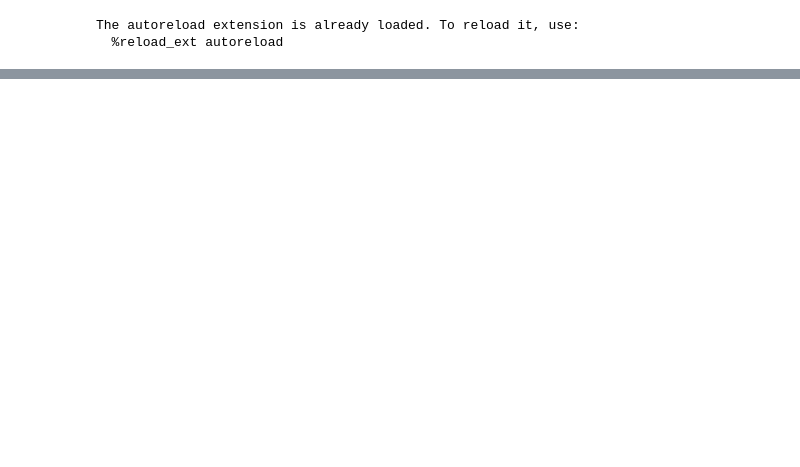
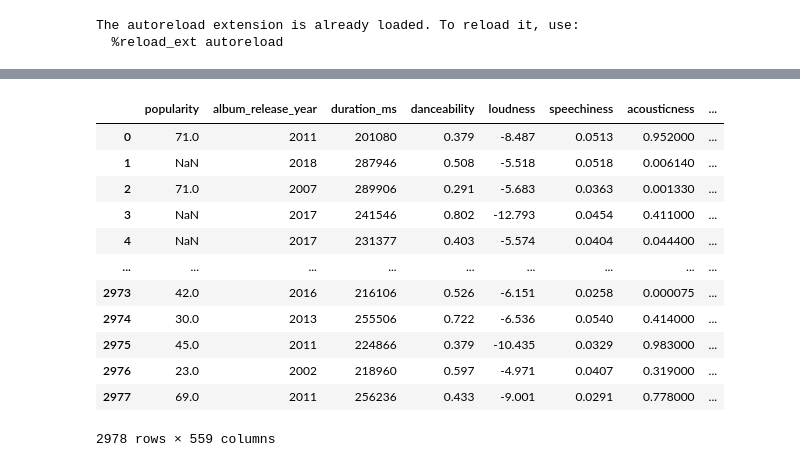
Before and after one commit to KrystianPielat/songs_analysis, a Jupyter notebook: main.ipynb, the cells around one changed output, grey strips where cells are left out. Cells and saved outputs as stored; diff of their text form; code cells hidden in the pictures; blank space fills up the shorter version.

```diff
--- a/main.ipynb
+++ b/main.ipynb
@@ -184 +204,17 @@ target = 'danceability'
+# %%
+X
+# %% [output]
+|  | popularity | album_release_year | duration_ms | danceability | loudness | speechiness | acousticness | ... |
+| 0 | 71.0 | 2011 | 201080 | 0.379 | -8.487 | 0.0513 | 0.952000 | ... |
+| 1 | NaN | 2018 | 287946 | 0.508 | -5.518 | 0.0518 | 0.006140 | ... |
+| 2 | 71.0 | 2007 | 289906 | 0.291 | -5.683 | 0.0363 | 0.001330 | ... |
+| 3 | NaN | 2017 | 241546 | 0.802 | -12.793 | 0.0454 | 0.411000 | ... |
+| 4 | NaN | 2017 | 231377 | 0.403 | -5.574 | 0.0404 | 0.044400 | ... |
+| ... | ... | ... | ... | ... | ... | ... | ... | ... |
+| 2973 | 42.0 | 2016 | 216106 | 0.526 | -6.151 | 0.0258 | 0.000075 | ... |
+| 2974 | 30.0 | 2013 | 255506 | 0.722 | -6.536 | 0.0540 | 0.414000 | ... |
+| 2975 | 45.0 | 2011 | 224866 | 0.379 | -10.435 | 0.0329 | 0.983000 | ... |
+| 2976 | 23.0 | 2002 | 218960 | 0.597 | -4.971 | 0.0407 | 0.319000 | ... |
+| 2977 | 69.0 | 2011 | 256236 | 0.433 | -9.001 | 0.0291 | 0.778000 | ... |
+2978 rows × 559 columns
 # %%
```
Also changed, not shown: parts of 39 cells of this notebook, 4 other files.
